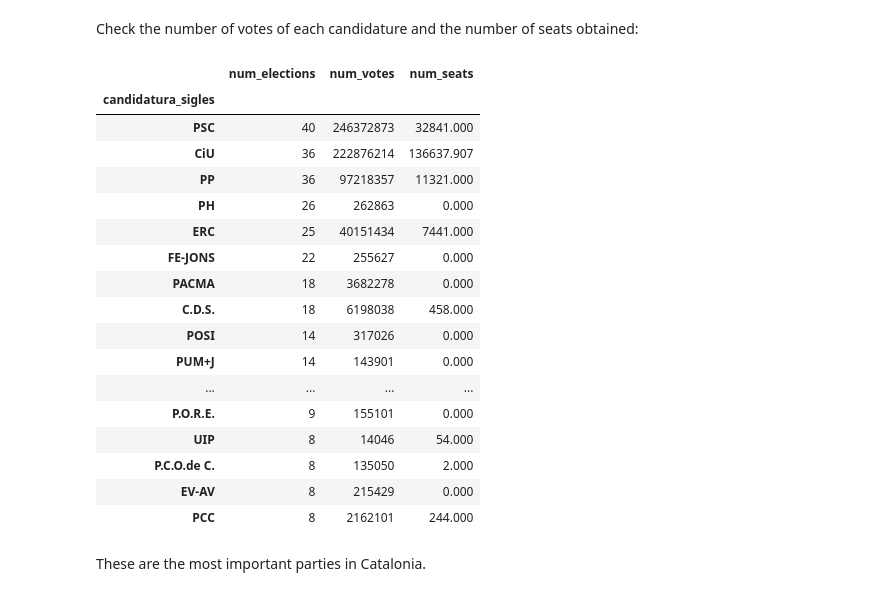
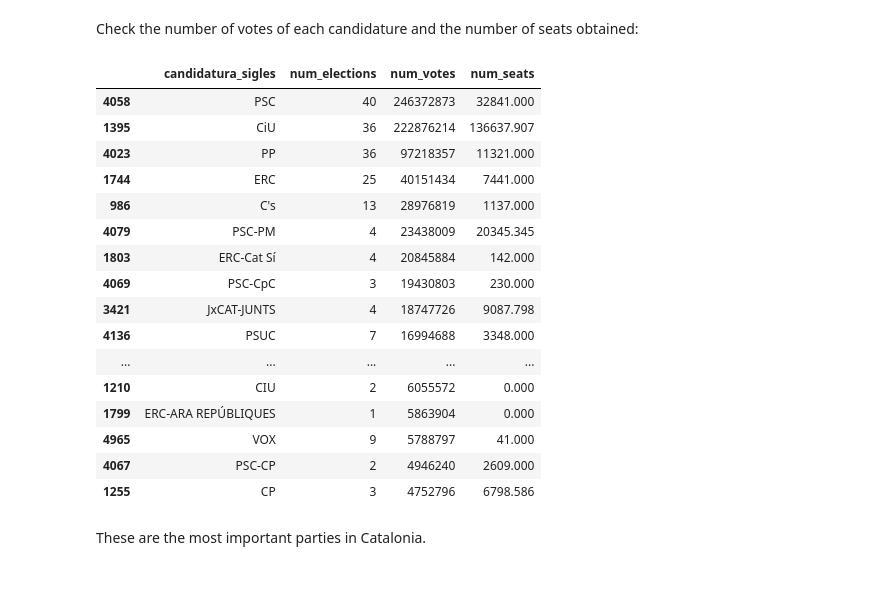
Before and after one commit to guillempla/catalan-elections-forecasting, a Jupyter notebook: src/study-data/study-data.ipynb, the cells around one changed output. Saved outputs shown, nothing was run; the diff lists cells and outputs as text; code cells hidden in the pictures.

```diff
--- a/src/study-data/study-data.ipynb
+++ b/src/study-data/study-data.ipynb
@@ -58,0 +91,3 @@ memory usage: 3.1+ GB
+# %%
+# Drop candidat_posicio column
+df = df.drop(columns=['candidat_posicio'])
@@ -59,3 +100,6 @@ memory usage: 3.1+ GB
+# %%
+# Rename secci_ column
+df = df.rename(columns={'secci_': 'seccio'})
 # %% [markdown]
 ## Types of Elections
 # %% [markdown]
@@ -209,42 +253,46 @@ Name: candidatura_denominacio, Length: 85, dtype: int64
 # %% [markdown]
 Check the number of votes of each candidature and the number of seats obtained:
 # %%
-# Group candidatures by abreviation, count the number of elections in which they have participated and sort them
-candidatures_num_elections = df.groupby('candidatura_sigles').nom_eleccio.nunique().sort_values(ascending=False)
-candidatures_num_elections
+# Group candidatures by abbreviation and count the number of elections in which they have participated
+candidatures_num_elections = df.groupby('candidatura_sigles').nom_eleccio.nunique()
 
 # Count the total number of votes per candidature
-candidatures_votes = df.groupby('candidatura_sigles').vots.sum().sort_values(ascending=False)
-candidatures_votes
+candidatures_votes = df.groupby('candidatura_sigles').vots.sum()
 
 # Count the total number of seats per candidature
-candidatures_seats = df.groupby('candidatura_sigles').escons.sum().sort_values(ascending=False)
-candidatures_seats
+candidatures_seats = df.groupby('candidatura_sigles').escons.sum()
 
-# Join the previous dataframes
-candidatures_info = pd.concat([candidatures_num_elections, candidatures_votes, candidatures_seats], axis=1)
+# Convert Series to DataFrames
+candidatures_num_elections_df = candidatures_num_elections.reset_index(name='num_elections')
+candidatures_votes_df = candidatures_votes.reset_index(name='num_votes')
+candidatures_seats_df = candidatures_seats.reset_index(name='num_seats')
 
-# Change the column names
-candidatures_info.columns = ['num_elections', 'num_votes', 'num_seats']
+# Merge the dataframes
+candidatures_info = pd.merge(candidatures_num_elections_df, candidatures_votes_df, on='candidatura_sigles')
+candidatures_info = pd.merge(candidatures_info, candidatures_seats_df, on='candidatura_sigles')
+
+# Optionally, sort by one of the columns, for example 'num_elections'
+candidatures_info = candidatures_info.sort_values(by='num_votes', ascending=False)
+
+# Display the top 30 rows
 candidatures_info.head(30)
 # %% [output]
-|  | num_elections | num_votes | num_seats |
-| candidatura_sigles |  |  |  |
-| PSC | 40 | 246372873 | 32841.000 |
-| CiU | 36 | 222876214 | 136637.907 |
-| PP | 36 | 97218357 | 11321.000 |
-| PH | 26 | 262863 | 0.000 |
-| ERC | 25 | 40151434 | 7441.000 |
-| FE-JONS | 22 | 255627 | 0.000 |
-| PACMA | 18 | 3682278 | 0.000 |
-| C.D.S. | 18 | 6198038 | 458.000 |
-| POSI | 14 | 317026 | 0.000 |
-| PUM+J | 14 | 143901 | 0.000 |
-| ... | ... | ... | ... |
-| P.O.R.E. | 9 | 155101 | 0.000 |
-| UIP | 8 | 14046 | 54.000 |
-| P.C.O.de C. | 8 | 135050 | 2.000 |
-| EV-AV | 8 | 215429 | 0.000 |
-| PCC | 8 | 2162101 | 244.000 |
+|  | candidatura_sigles | num_elections | num_votes | num_seats |
+| 4058 | PSC | 40 | 246372873 | 32841.000 |
+| 1395 | CiU | 36 | 222876214 | 136637.907 |
+| 4023 | PP | 36 | 97218357 | 11321.000 |
+| 1744 | ERC | 25 | 40151434 | 7441.000 |
+| 986 | C's | 13 | 28976819 | 1137.000 |
+| 4079 | PSC-PM | 4 | 23438009 | 20345.345 |
+| 1803 | ERC-Cat Sí | 4 | 20845884 | 142.000 |
+| 4069 | PSC-CpC | 3 | 19430803 | 230.000 |
+| 3421 | JxCAT-JUNTS | 4 | 18747726 | 9087.798 |
+| 4136 | PSUC | 7 | 16994688 | 3348.000 |
+| ... | ... | ... | ... | ... |
+| 1210 | CIU | 2 | 6055572 | 0.000 |
+| 1799 | ERC-ARA REPÚBLIQUES | 1 | 5863904 | 0.000 |
+| 4965 | VOX | 9 | 5788797 | 41.000 |
+| 4067 | PSC-CP | 2 | 4946240 | 2609.000 |
+| 1255 | CP | 3 | 4752796 | 6798.586 |
 # %% [markdown]
 These are the most important parties in Catalonia.
```
Also changed, not shown: parts of 14 cells of this notebook.
